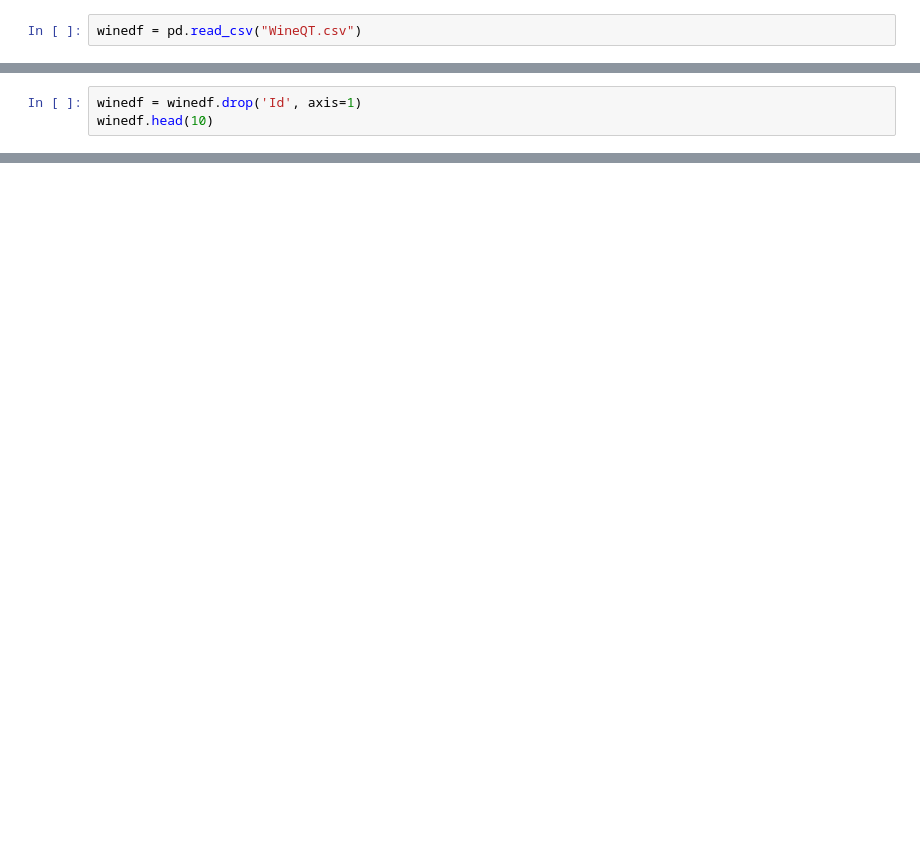
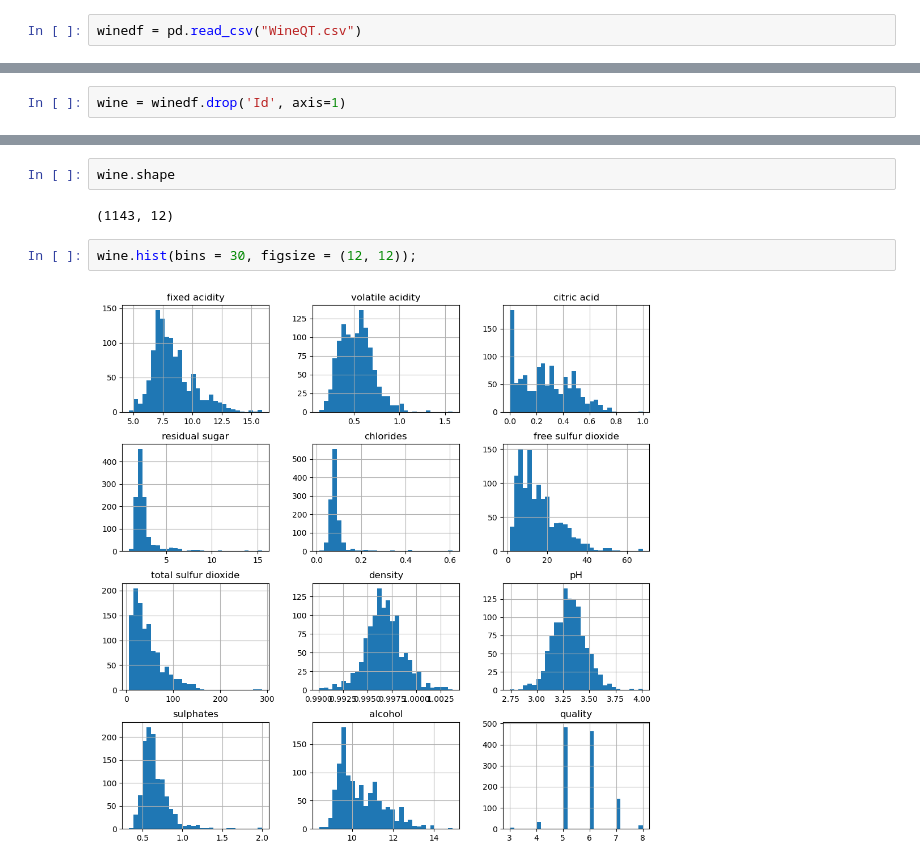
Before and after one commit to bkhadka1/WineReviews_Model, a Jupyter notebook: wineprediction_modeling.ipynb, the cells around one changed output, grey strips where cells are left out. Drawn from its saved outputs; the diff is of its cells as text; blank space fills up the shorter version.

Commit message:
wine (update) linear reg

```diff
--- a/wineprediction_modeling.ipynb
+++ b/wineprediction_modeling.ipynb
@@ -6,3 +53,2 @@ winedf = pd.read_csv("WineQT.csv")
 # %%
-winedf = winedf.drop('Id', axis=1)
-winedf.head(10)
+wine = winedf.drop('Id', axis=1)
@@ -20,0 +71,8 @@ winedf.head(10)
+# %%
+wine.shape
+# %% [output]
+(1143, 12)
+# %%
+wine.hist(bins = 30, figsize = (12, 12));
+# %% [output]
+[figure, added]
```
Also changed, not shown: parts of 13 cells of this notebook.
